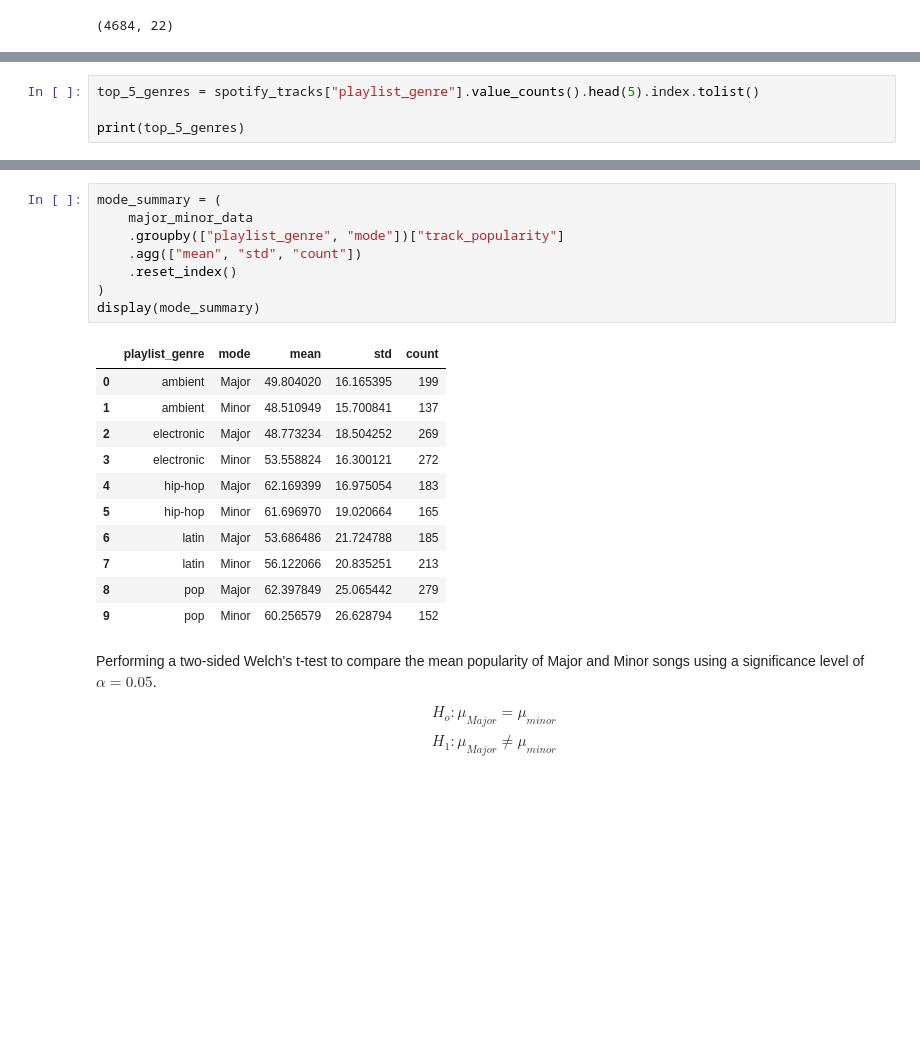
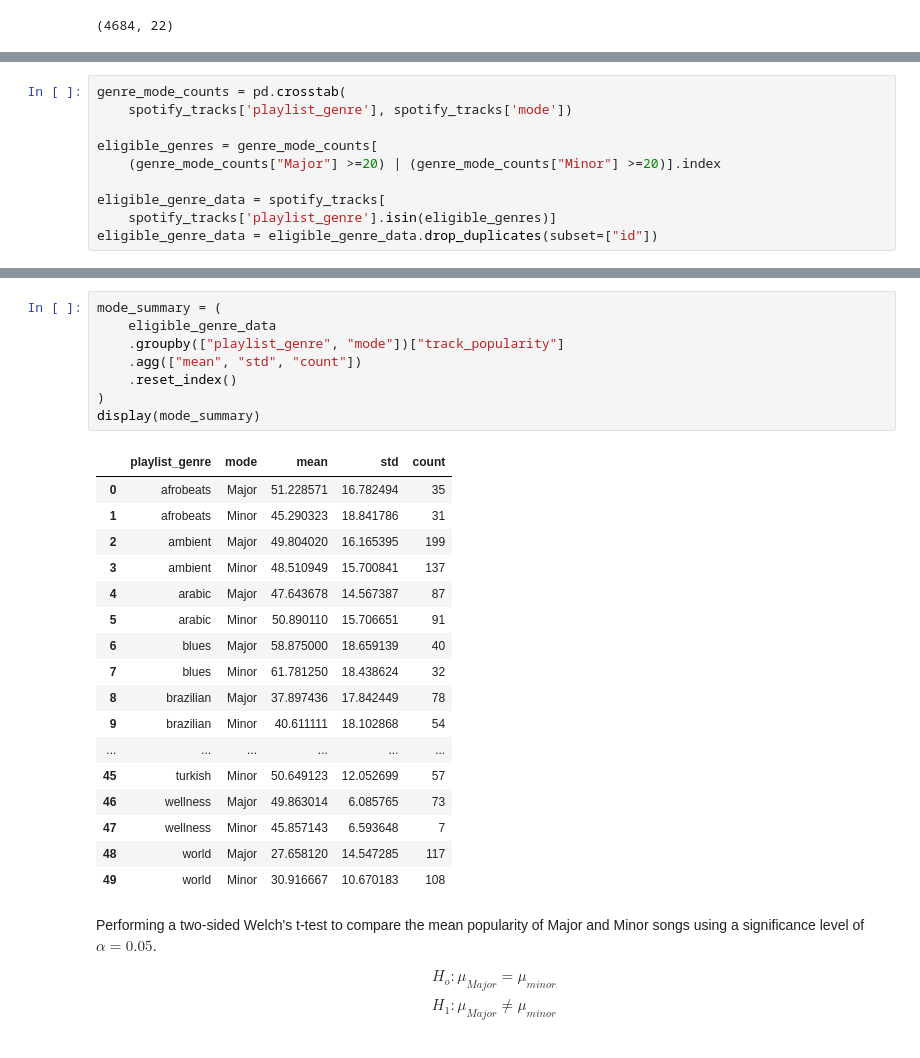
Before and after one commit to tylergarf/CU_STAT5000_Final_Proj, a Jupyter notebook: notebooks/03-Eriks-analysis.ipynb, the cells around one changed output, grey strips where cells are left out. Cells and saved outputs as stored; diff of their text form; blank space fills up the shorter version.

```diff
--- a/notebooks/03-Eriks-analysis.ipynb
+++ b/notebooks/03-Eriks-analysis.ipynb
@@ -28,4 +30,10 @@ Question: Is song popularity associated with musical mode (Major, Minor) within
 # %%
-top_5_genres = spotify_tracks["playlist_genre"].value_counts().head(5).index.tolist()
+genre_mode_counts = pd.crosstab(
+    spotify_tracks['playlist_genre'], spotify_tracks['mode'])
 
-print(top_5_genres)
+eligible_genres = genre_mode_counts[
+    (genre_mode_counts["Major"] >=20) | (genre_mode_counts["Minor"] >=20)].index
+
+eligible_genre_data = spotify_tracks[
+    spotify_tracks['playlist_genre'].isin(eligible_genres)]
+eligible_genre_data = eligible_genre_data.drop_duplicates(subset=["id"])
@@ -58,23 +68,29 @@ display(mode_counts)
 # %%
 mode_summary = (
-    major_minor_data
+    eligible_genre_data
     .groupby(["playlist_genre", "mode"])["track_popularity"]
     .agg(["mean", "std", "count"])
     .reset_index()
 )
 display(mode_summary)
 # %% [output]
 |  | playlist_genre | mode | mean | std | count |
-| 0 | ambient | Major | 49.804020 | 16.165395 | 199 |
-| 1 | ambient | Minor | 48.510949 | 15.700841 | 137 |
-| 2 | electronic | Major | 48.773234 | 18.504252 | 269 |
-| 3 | electronic | Minor | 53.558824 | 16.300121 | 272 |
-| 4 | hip-hop | Major | 62.169399 | 16.975054 | 183 |
-| 5 | hip-hop | Minor | 61.696970 | 19.020664 | 165 |
-| 6 | latin | Major | 53.686486 | 21.724788 | 185 |
-| 7 | latin | Minor | 56.122066 | 20.835251 | 213 |
-| 8 | pop | Major | 62.397849 | 25.065442 | 279 |
-| 9 | pop | Minor | 60.256579 | 26.628794 | 152 |
+| 0 | afrobeats | Major | 51.228571 | 16.782494 | 35 |
+| 1 | afrobeats | Minor | 45.290323 | 18.841786 | 31 |
+| 2 | ambient | Major | 49.804020 | 16.165395 | 199 |
+| 3 | ambient | Minor | 48.510949 | 15.700841 | 137 |
+| 4 | arabic | Major | 47.643678 | 14.567387 | 87 |
+| 5 | arabic | Minor | 50.890110 | 15.706651 | 91 |
+| 6 | blues | Major | 58.875000 | 18.659139 | 40 |
+| 7 | blues | Minor | 61.781250 | 18.438624 | 32 |
+| 8 | brazilian | Major | 37.897436 | 17.842449 | 78 |
+| 9 | brazilian | Minor | 40.611111 | 18.102868 | 54 |
+| ... | ... | ... | ... | ... | ... |
+| 45 | turkish | Minor | 50.649123 | 12.052699 | 57 |
+| 46 | wellness | Major | 49.863014 | 6.085765 | 73 |
+| 47 | wellness | Minor | 45.857143 | 6.593648 | 7 |
+| 48 | world | Major | 27.658120 | 14.547285 | 117 |
+| 49 | world | Minor | 30.916667 | 10.670183 | 108 |
 # %% [markdown]
 Performing a two-sided Welch's t-test to compare the mean popularity of Major and Minor songs using a significance level of $\alpha = 0.05$.
 \begin{align}
```
Also changed, not shown: parts of 9 cells of this notebook.
